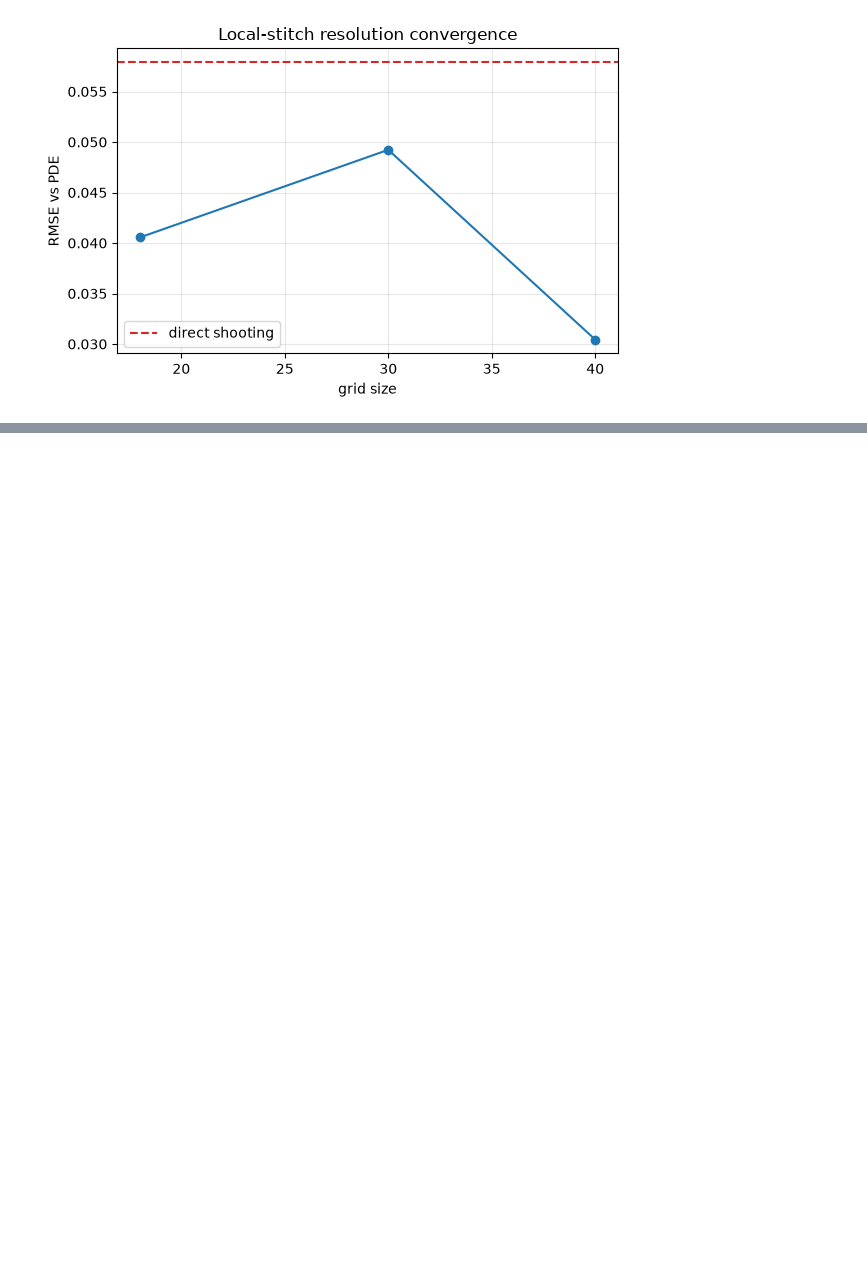
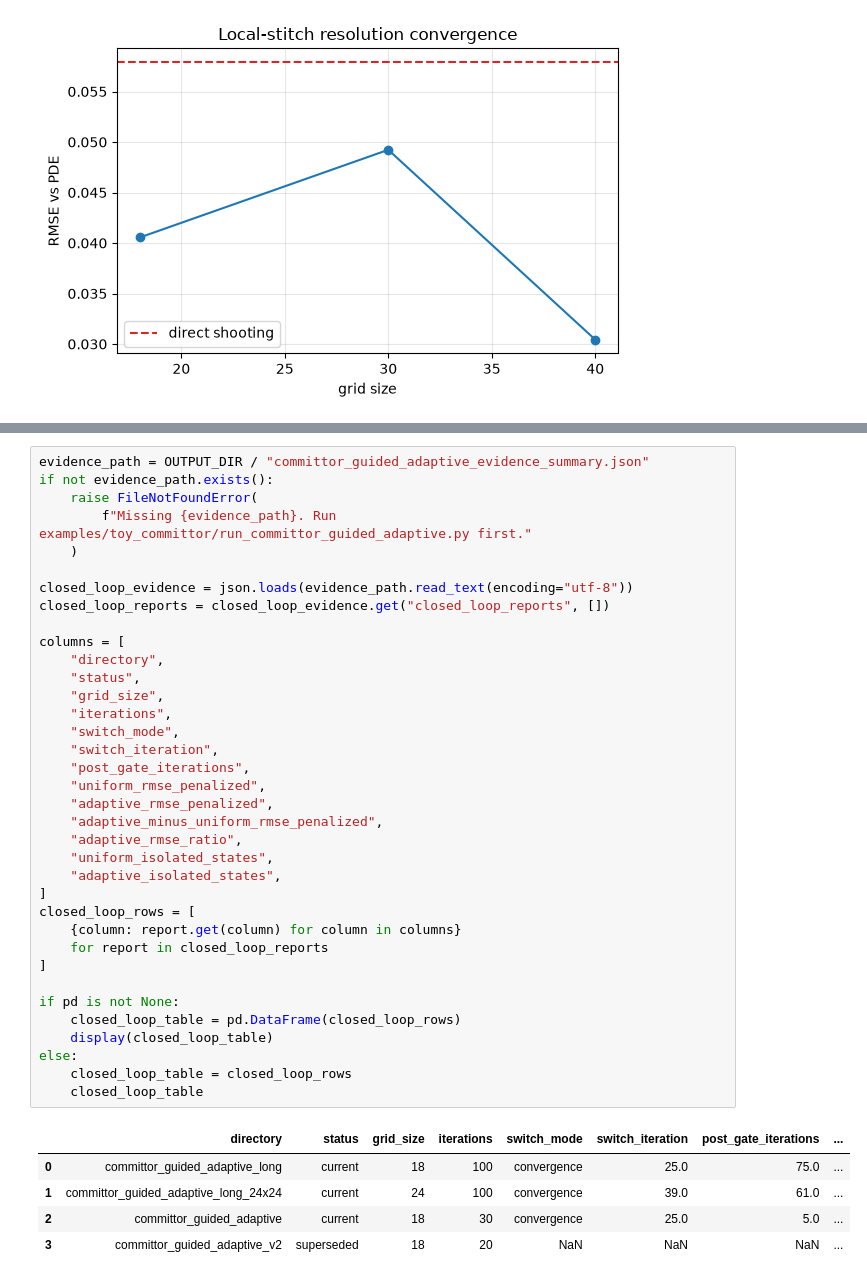
Before and after one commit to dmighty007/Trails-MD, a Jupyter notebook: examples/toy_committor/muller_brown_committor.ipynb, the cells around one changed output, grey strips where cells are left out. Cells and saved outputs as stored; diff of their text form; blank space fills up the shorter version.

```diff
--- a/examples/toy_committor/muller_brown_committor.ipynb
+++ b/examples/toy_committor/muller_brown_committor.ipynb
@@ -284,0 +301,42 @@ fig.tight_layout()
+# %%
+evidence_path = OUTPUT_DIR / "committor_guided_adaptive_evidence_summary.json"
+if not evidence_path.exists():
+    raise FileNotFoundError(
+        f"Missing {evidence_path}. Run examples/toy_committor/run_committor_guided_adaptive.py first."
+    )
+
+closed_loop_evidence = json.loads(evidence_path.read_text(encoding="utf-8"))
+closed_loop_reports = closed_loop_evidence.get("closed_loop_reports", [])
+
+columns = [
+    "directory",
+    "status",
+    "grid_size",
+    "iterations",
+    "switch_mode",
+    "switch_iteration",
+    "post_gate_iterations",
+    "uniform_rmse_penalized",
+    "adaptive_rmse_penalized",
+    "adaptive_minus_uniform_rmse_penalized",
+    "adaptive_rmse_ratio",
+    "uniform_isolated_states",
+    "adaptive_isolated_states",
+]
+closed_loop_rows = [
+    {column: report.get(column) for column in columns}
+    for report in closed_loop_reports
+]
+
+if pd is not None:
+    closed_loop_table = pd.DataFrame(closed_loop_rows)
+    display(closed_loop_table)
+else:
+    closed_loop_table = closed_loop_rows
+    closed_loop_table
+# %% [output]
+|  | directory | status | grid_size | iterations | switch_mode | switch_iteration | post_gate_iterations | ... |
+| 0 | committor_guided_adaptive_long | current | 18 | 100 | convergence | 25.0 | 75.0 | ... |
+| 1 | committor_guided_adaptive_long_24x24 | current | 24 | 100 | convergence | 39.0 | 61.0 | ... |
+| 2 | committor_guided_adaptive | current | 18 | 30 | convergence | 25.0 | 5.0 | ... |
+| 3 | committor_guided_adaptive_v2 | superseded | 18 | 20 | NaN | NaN | NaN | ... |
```
Also changed, not shown: parts of 10 cells of this notebook, 18 other files.
